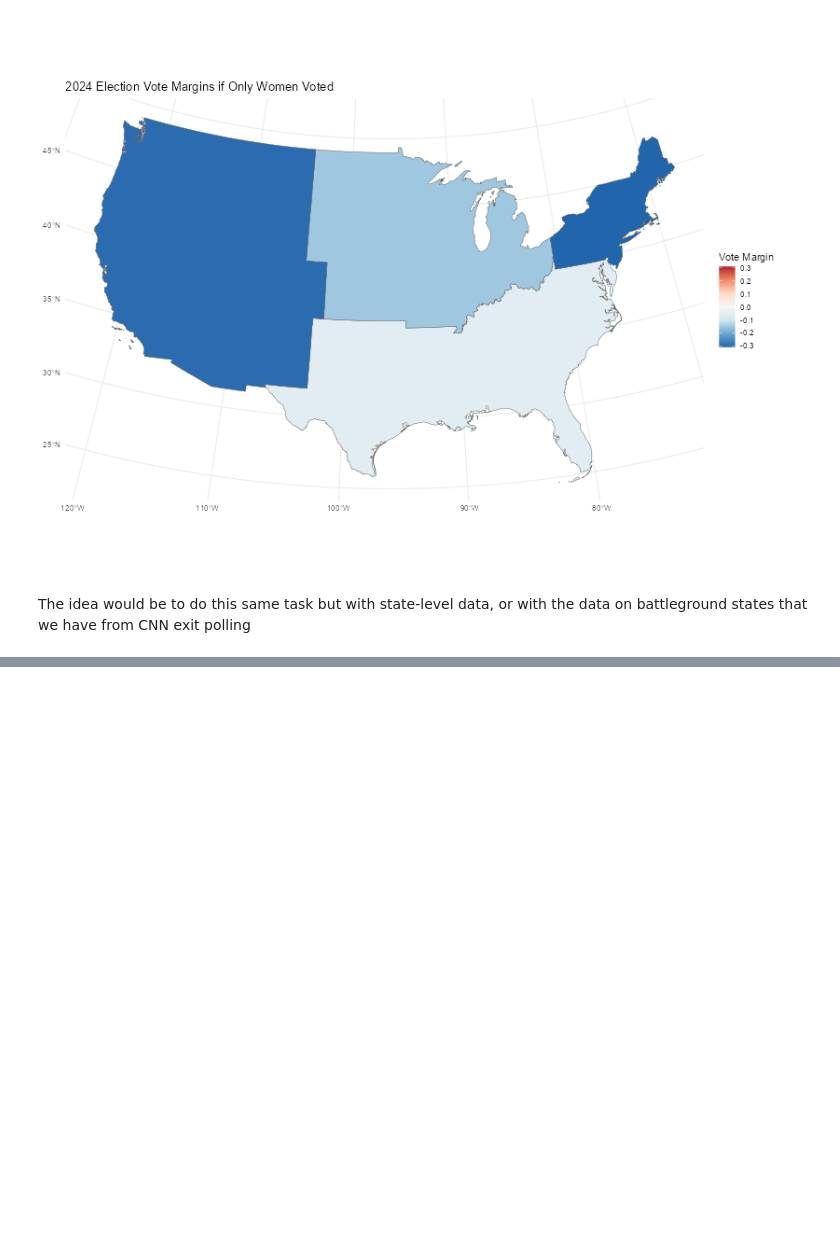
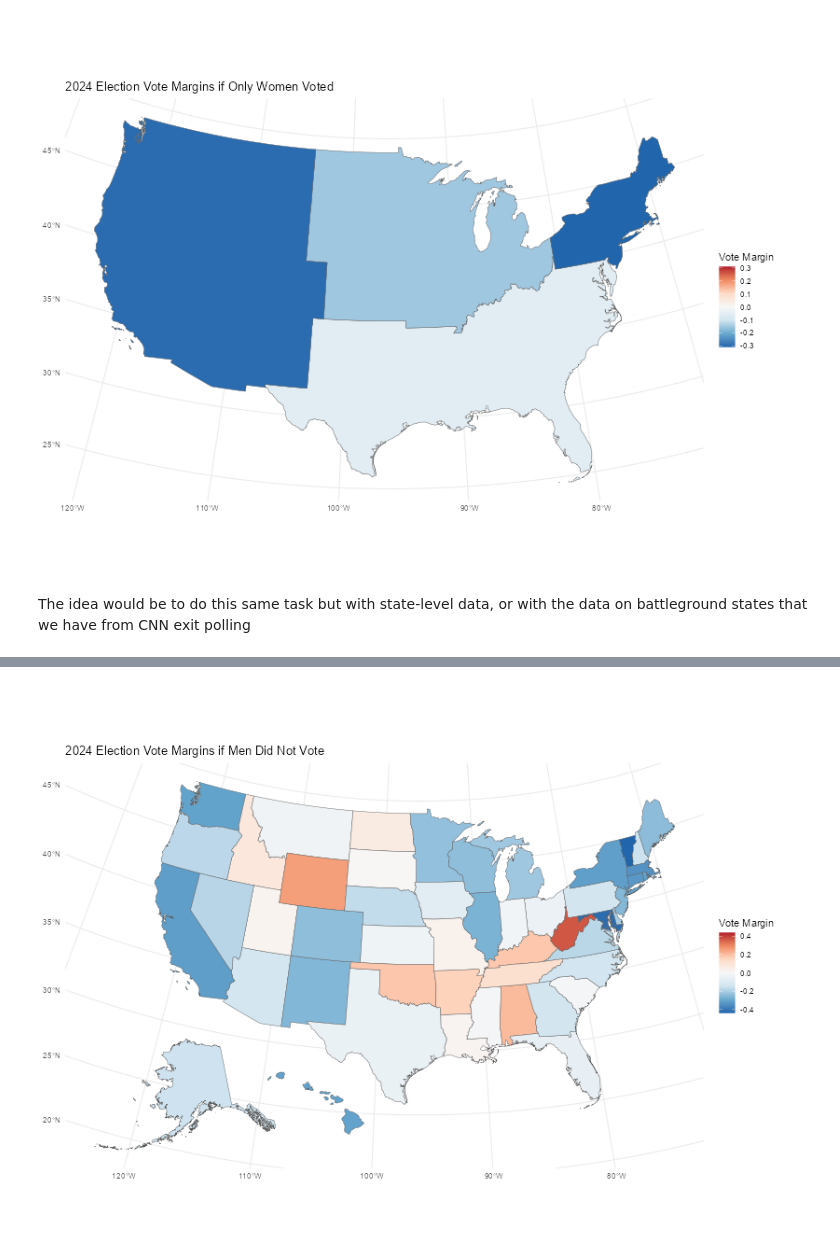
Before and after one commit to emilylmitchum/5200-final-project, a Jupyter notebook: kylie_eda/eda.ipynb, the cells around one changed output, grey strips where cells are left out. Saved outputs shown, nothing was run; the diff lists cells and outputs as text; code cells hidden in the pictures; blank space fills up the shorter version.

```diff
--- a/kylie_eda/eda.ipynb
+++ b/kylie_eda/eda.ipynb
@@ -178,0 +301,13 @@ The idea would be to do this same task but with state-level data, or with the da
+# %%
+ggplot(us_states_shifted) +
+  geom_sf(aes(fill = female_vote_margin)) +
+  scale_fill_distiller(
+    palette = "RdBu",
+    direction = -1,
+    limits = c(-max_margin, max_margin),
+    name = "Vote Margin"
+  ) +
+  theme_minimal()+
+  ggtitle("2024 Election Vote Margins if Men Did Not Vote")
+# %% [output]
+[figure, added]
```
Also changed, not shown: parts of 16 cells of this notebook.
